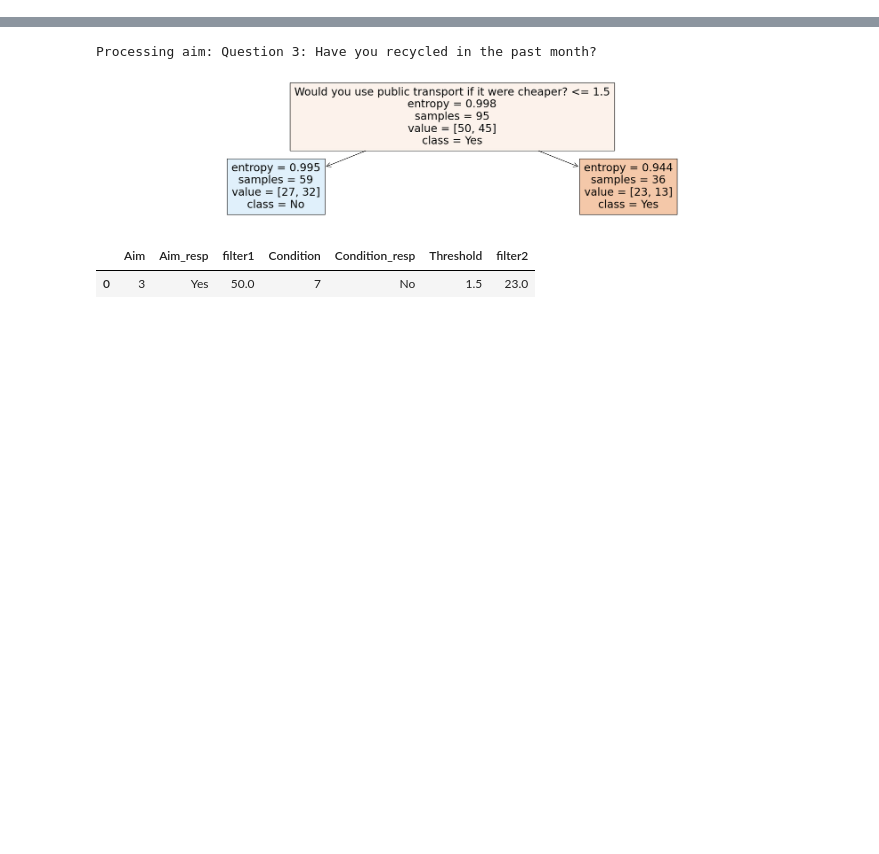
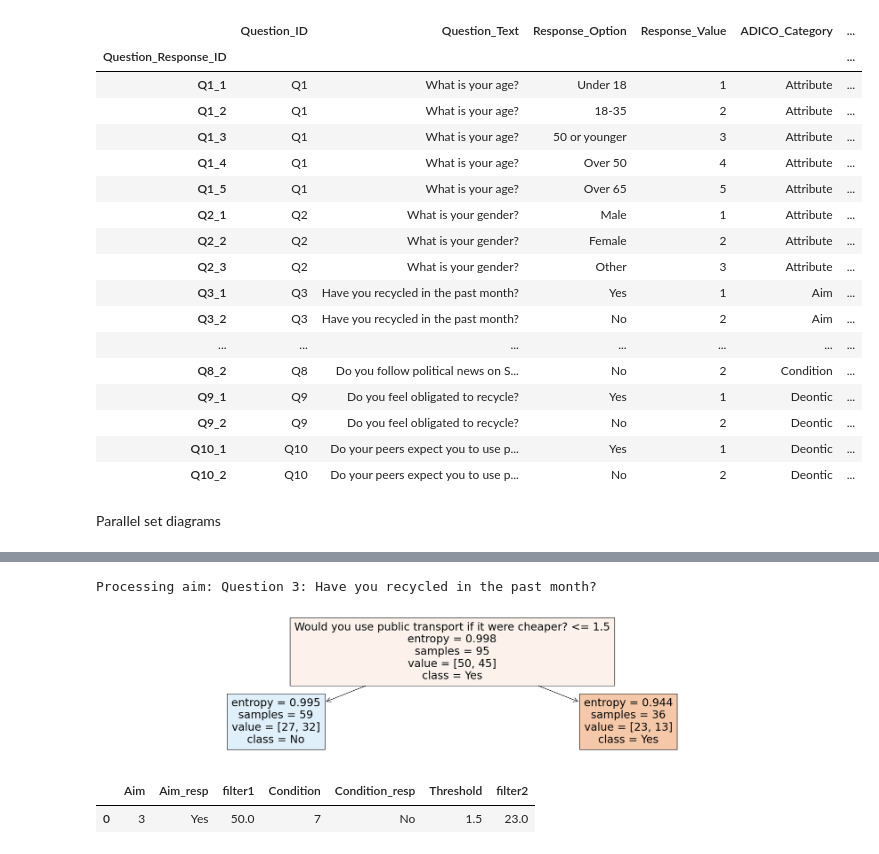
Before and after one commit to GeorgeGitHubbins/MScThesis-Extracting-InformalRules-from-Surveys, a Jupyter notebook: FinalSurveyAnalysisCode/SIREMethod.ipynb, the cells around one changed output, grey strips where cells are left out. Saved outputs shown, nothing was run; the diff lists cells and outputs as text; code cells hidden in the pictures; blank space fills up the shorter version.

```diff
--- a/FinalSurveyAnalysisCode/SurveyAnalysisMethod.ipynb
+++ b/FinalSurveyAnalysisCode/SIREMethod.ipynb
@@ -20,0 +30,11 @@ Rows: a row for each response option. E.g. if a question can be answered with an
+# %%
+#Change these locations to your Overview and Responses csv files:
+Survey_Overview_Location = "..\Generate mock survey\Mock_Survey_Overview.csv"
+Survey_Responses_Location = "..\Generate mock survey\mock_survey_responses.csv"
+
+#Reads the files into a table
+Survey_Overview = pd.read_csv(Survey_Overview_Location)
+Survey_Responses = pd.read_csv(Survey_Responses_Location).set_index('Response_ID')
+
+Survey_Overview["Question_Response_ID"] = Survey_Overview["Question_ID"].astype(str) + "_" + Survey_Overview["Response_Value"].astype(str)
+Survey_Overview.set_index('Question_Response_ID', inplace=True)
@@ -20,0 +81,11 @@ Rows: a row for each response option. E.g. if a question can be answered with an
+# %%
+#Make lists of questions that have been categorized into each ADICO component:
+attributes = Survey_Overview[Survey_Overview['ADICO_Category'] == "Attribute"]["Question_ID"].unique()
+aims = Survey_Overview[Survey_Overview['ADICO_Category'] == "Aim"]["Question_ID"].unique()
+conditions  = Survey_Overview[Survey_Overview['ADICO_Category'] == "Condition"]["Question_ID"].unique()
+deontics = Survey_Overview[Survey_Overview['ADICO_Category'] == "Deontic"]["Question_ID"].unique()
+
+#Alternatively you can make manual lists of the questions if you wish to select a subset or if the questions have not been categorised with ADICO_Category:
+aims = ['Q3', 'Q4', 'Q5']
+conditions = ['Q1', 'Q2', 'Q6', 'Q7', 'Q8'] #Added attribute questions to conditions
+deontics = ['Q9', 'Q10']
@@ -20,0 +94,21 @@ Rows: a row for each response option. E.g. if a question can be answered with an
+# %%
+adjusted_responses = Survey_Responses.copy().dropna(axis=1)
+adjusted_overview = Survey_Overview.copy().dropna(axis=1)
+
+#Prepare responses to be binary outcomes
+adjusted_responses.loc[adjusted_responses["Q1"] >= 4, "Q1"] = 4 #sets all responses of age over 50 to 4
+adjusted_responses.loc[adjusted_responses["Q1"] <= 3, "Q1"] = 3 #sets all responses of age under 50 to 3
+adjusted_overview.loc[(adjusted_overview["Question_ID"] == "Q1") & (adjusted_overview["Response_Value"] == 4), "Response_Option"] = "Over 50" #changes the text of the response for age option 4 to "Over 50"
+adjusted_overview.loc[(adjusted_overview["Question_ID"] == "Q1") & (adjusted_overview["Response_Value"] == 3), "Response_Option"] = "50 or younger" #changes the text of the response for age option 3 to "50 or younger"
+
+adjusted_responses.loc[adjusted_responses["Q7"] >= 4, "Q7"] = 4 #sets all responses that consider public transport price expensive to 4
+adjusted_responses.loc[adjusted_responses["Q7"] <= 3, "Q7"] = 3 #sets all responses that do not consider public transport price expensive to 3
+adjusted_overview.loc[(adjusted_overview["Question_ID"] == "Q7") & (adjusted_overview["Response_Value"] == 4), "Response_Option"] = "Expensive"
+adjusted_overview.loc[(adjusted_overview["Question_ID"] == "Q7") & (adjusted_overview["Response_Value"] == 3), "Response_Option"] = "not Expensive"
+
+#Remove responses that might not be relevant:
+#Note: this is just an example on how to filter for a subset of the responses, ignoring "other" as a gender may be ethically problematic and misrepresent true patterns of behaviour
+adjusted_responses = adjusted_responses[adjusted_responses["Q2"] != 3] #This removes all "other" responses to the question on gender
+
+#create a column that will later be rewritten as its respective IG syntax component, for now it will be the question and response option combined
+adjusted_overview['IG_Component'] = adjusted_overview['Question_Text'].astype(str) + " Response: " + adjusted_overview['Response_Option'].astype(str)
@@ -20,0 +217,23 @@ Rows: a row for each response option. E.g. if a question can be answered with an
+# %%
+adjusted_overview
+# %% [output]
+|  | Question_ID | Question_Text | Response_Option | Response_Value | ADICO_Category | ... |
+| Question_Response_ID |  |  |  |  |  | ... |
+| Q1_1 | Q1 | What is your age? | Under 18 | 1 | Attribute | ... |
+| Q1_2 | Q1 | What is your age? | 18-35 | 2 | Attribute | ... |
+| Q1_3 | Q1 | What is your age? | 50 or younger | 3 | Attribute | ... |
+| Q1_4 | Q1 | What is your age? | Over 50 | 4 | Attribute | ... |
+| Q1_5 | Q1 | What is your age? | Over 65 | 5 | Attribute | ... |
+| Q2_1 | Q2 | What is your gender? | Male | 1 | Attribute | ... |
+| Q2_2 | Q2 | What is your gender? | Female | 2 | Attribute | ... |
+| Q2_3 | Q2 | What is your gender? | Other | 3 | Attribute | ... |
+| Q3_1 | Q3 | Have you recycled in the past month? | Yes | 1 | Aim | ... |
+| Q3_2 | Q3 | Have you recycled in the past month? | No | 2 | Aim | ... |
+| ... | ... | ... | ... | ... | ... | ... |
+| Q8_2 | Q8 | Do you follow political news on S... | No | 2 | Condition | ... |
+| Q9_1 | Q9 | Do you feel obligated to recycle? | Yes | 1 | Deontic | ... |
+| Q9_2 | Q9 | Do you feel obligated to recycle? | No | 2 | Deontic | ... |
+| Q10_1 | Q10 | Do your peers expect you to use p... | Yes | 1 | Deontic | ... |
+| Q10_2 | Q10 | Do your peers expect you to use p... | No | 2 | Deontic | ... |
+# %% [markdown]
+Parallel set diagrams
```
Also changed, not shown: parts of 18 cells of this notebook, 3 other files.
